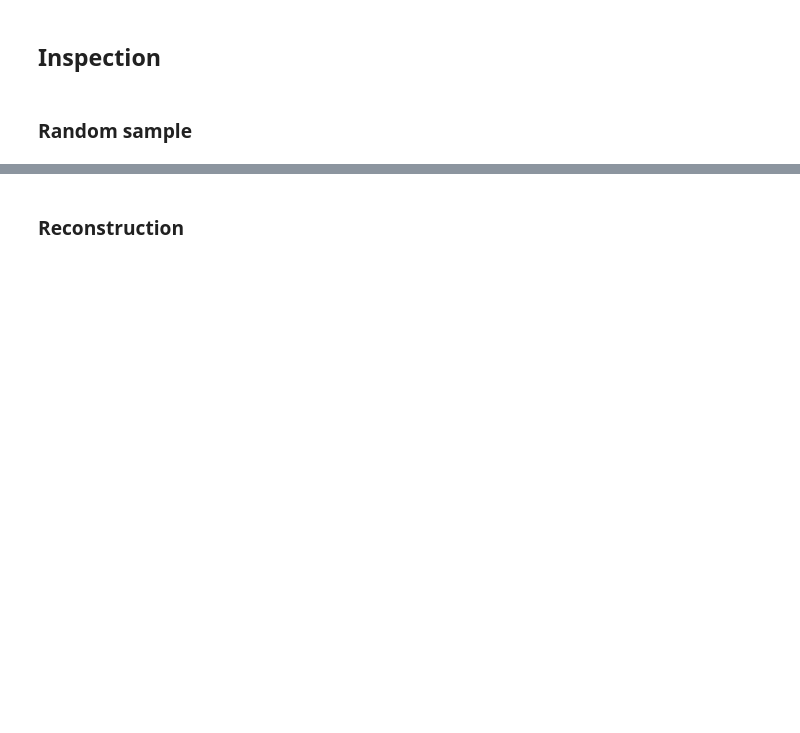
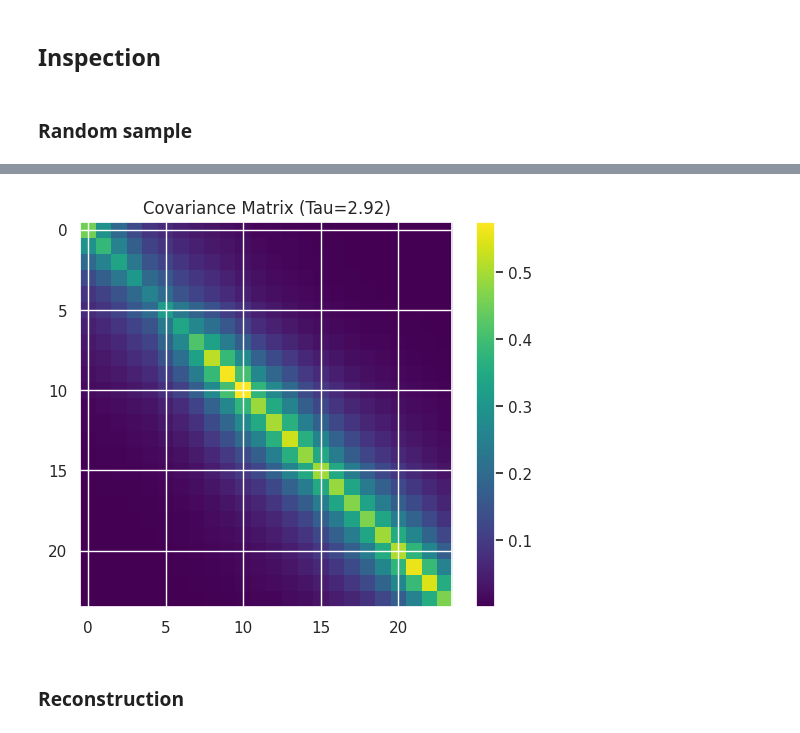
Before and after one commit to kabolat/behavio-temporal-vae, a Jupyter notebook: notebooks/sdg_baseline.ipynb, the cells around one changed output, grey strips where cells are left out. Saved outputs shown, nothing was run; the diff lists cells and outputs as text; code cells hidden in the pictures; blank space fills up the shorter version.

```diff
--- a/notebooks/sdg_baseline.ipynb
+++ b/notebooks/sdg_baseline.ipynb
@@ -297,12 +312,12 @@ distribution_dict = {"posterior": {"dist_type": "normal",
                                     "learn_sigma": True,
                                     "sigma_lim": 0.01,
                                     "num_neurons": 250,
-                                    "num_hidden_layers": 5,
+                                    "num_hidden_layers": 6,
                                     "dropout": True,
-                                    "dropout_rate": 0.10,
+                                    "dropout_rate": 0.20,
                                     "batch_normalization": True,
                                     "resnet": True},
-                    "likelihood": {"dist_type": "mixed",
+                    "likelihood": {"dist_type": "kms-gaussian",
                                     "continuous_dist_type": "normal",
                                     "learn_sigma": True,
                                     "sigma_lim": 0.01,
@@ -310,12 +325,12 @@ distribution_dict = {"posterior": {"dist_type": "normal",
                                     "num_neurons": 250,
                                     "num_hidden_layers": 3,
                                     "dropout": True,
-                                    "dropout_rate": 0.10,
+                                    "dropout_rate": 0.20,
                                     "batch_normalization": True,
                                     "resnet": True}
                     }
 # %%
-model_kwargs = {"latent_dim": 10,
+model_kwargs = {"latent_dim": 24,
                 "condencoding_dim": None,
                 "distribution_dict": distribution_dict,
                 }
@@ -475,3 +479,14 @@ plt.show()
+# %%
+x_tau = x_sample["params"]["tau"].mean(-1, keepdim=True).detach()
+x_Sigma = model.decoder.create_covariance_matrix(x_sigma, x_tau)
+
+fig, ax = plt.subplots(1, 1, figsize=(6, 5))
+im = ax.imshow(x_Sigma[0], aspect='auto', cmap='viridis', interpolation='none')
+ax.set_title(f"Covariance Matrix (Tau={x_tau[0,0]:.2f})")
+plt.colorbar(im)
+plt.show()
+# %% [output]
+[figure, added]
 # %% [markdown]
 ### Reconstruction
 # %%
```
Also changed, not shown: parts of 35 cells of this notebook.
